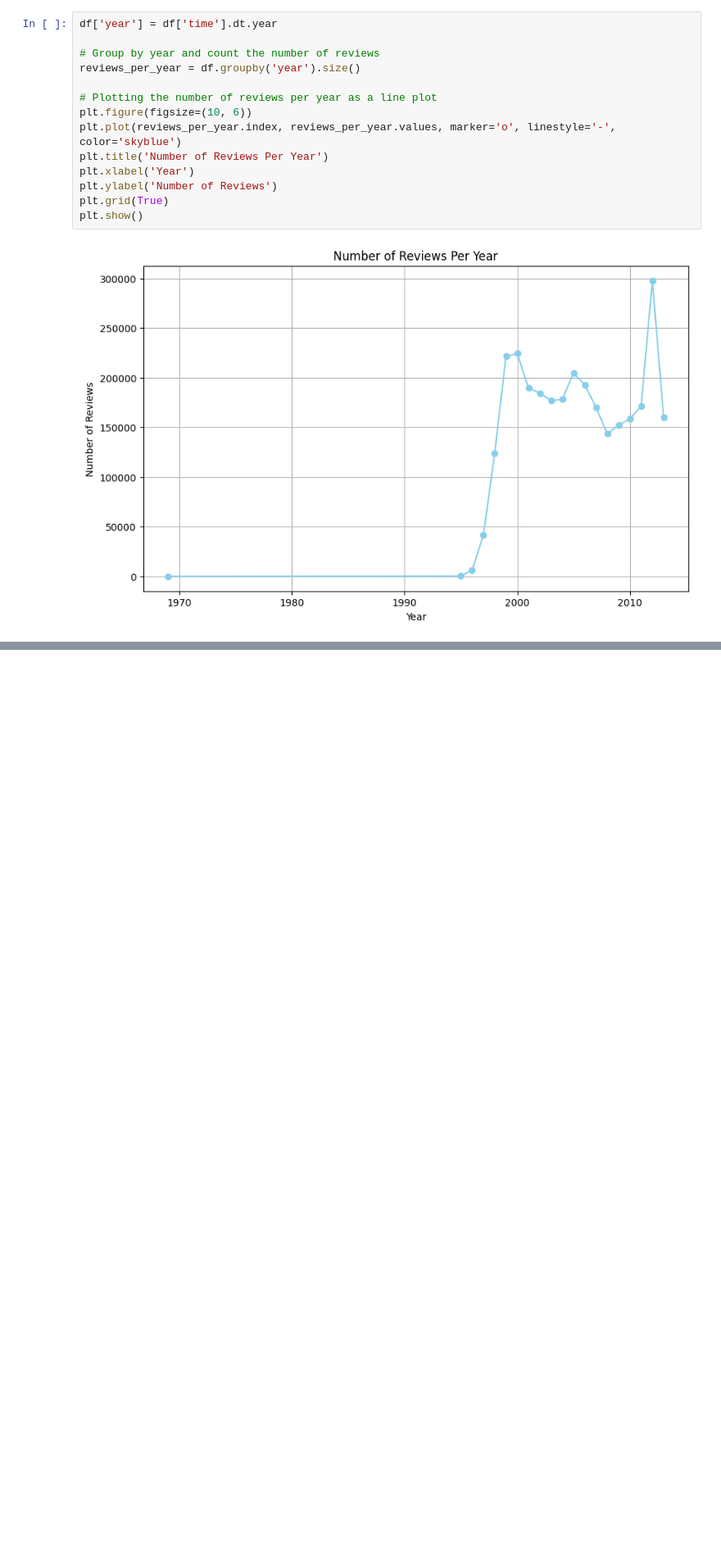
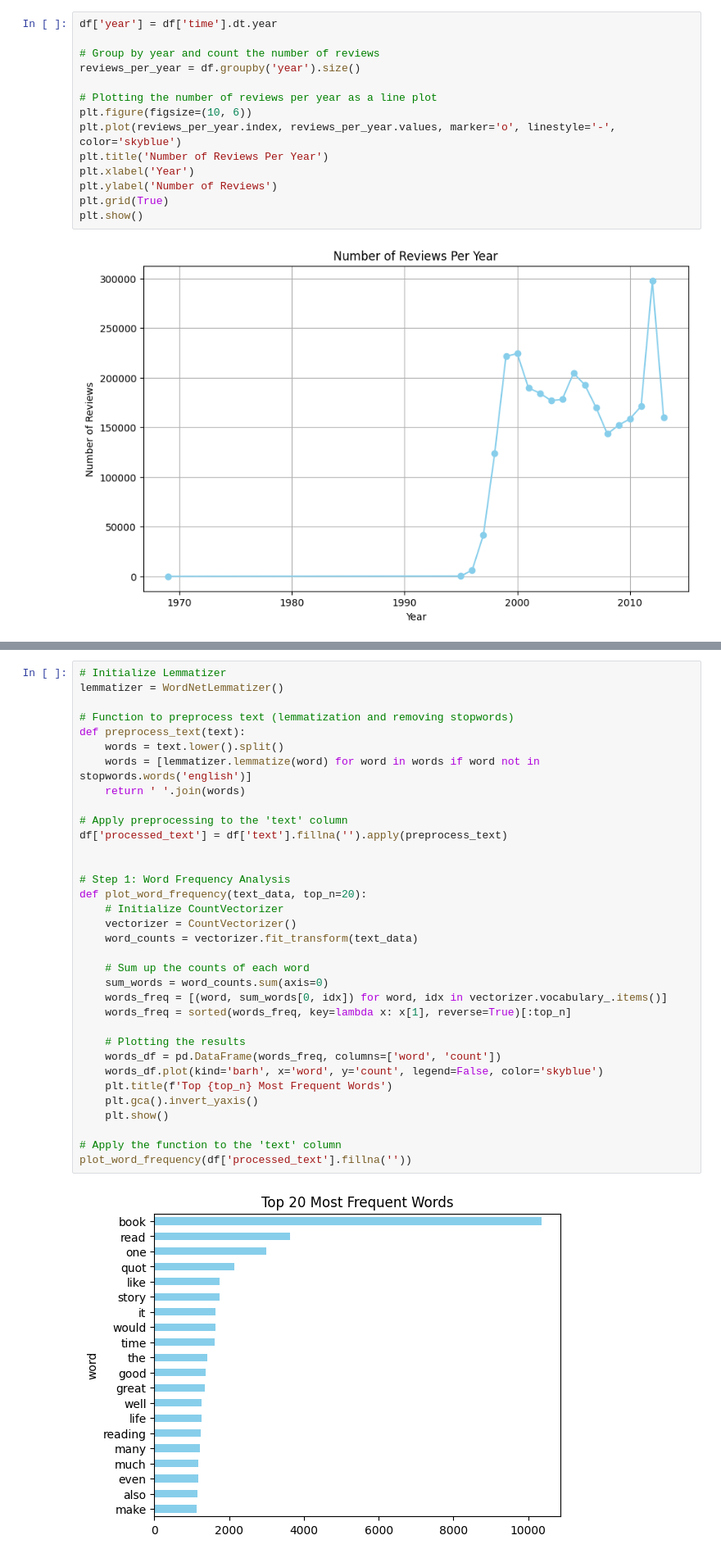
Before and after one commit to mateusexel/PageLens, a Jupyter notebook: Exploration/01_explore_ratings.ipynb, the cells around one changed output, grey strips where cells are left out. Shown: that part at 82% size. Drawn from its saved outputs; the diff is of its cells as text; blank space fills up the shorter version.

```diff
--- a/Exploration/01_explore_ratings.ipynb
+++ b/Exploration/01_explore_ratings.ipynb
@@ -159,0 +178,36 @@ plt.show()
+# %%
+# Initialize Lemmatizer
+lemmatizer = WordNetLemmatizer()
+
+# Function to preprocess text (lemmatization and removing stopwords)
+def preprocess_text(text):
+    words = text.lower().split()
+    words = [lemmatizer.lemmatize(word) for word in words if word not in stopwords.words('english')]
+    return ' '.join(words)
+
+# Apply preprocessing to the 'text' column
+df['processed_text'] = df['text'].fillna('').apply(preprocess_text)
+
+
+# Step 1: Word Frequency Analysis
+def plot_word_frequency(text_data, top_n=20):
+    # Initialize CountVectorizer
+    vectorizer = CountVectorizer()
+    word_counts = vectorizer.fit_transform(text_data)
+
+    # Sum up the counts of each word
+    sum_words = word_counts.sum(axis=0)
+    words_freq = [(word, sum_words[0, idx]) for word, idx in vectorizer.vocabulary_.items()]
+    words_freq = sorted(words_freq, key=lambda x: x[1], reverse=True)[:top_n]
+
+    # Plotting the results
+    words_df = pd.DataFrame(words_freq, columns=['word', 'count'])
+    words_df.plot(kind='barh', x='word', y='count', legend=False, color='skyblue')
+    plt.title(f'Top {top_n} Most Frequent Words')
+    plt.gca().invert_yaxis()
+    plt.show()
+
+# Apply the function to the 'text' column
+plot_word_frequency(df['processed_text'].fillna(''))
+# %% [output]
+[figure, added]
```
Also changed, not shown: parts of 11 cells of this notebook, 3 other files.
